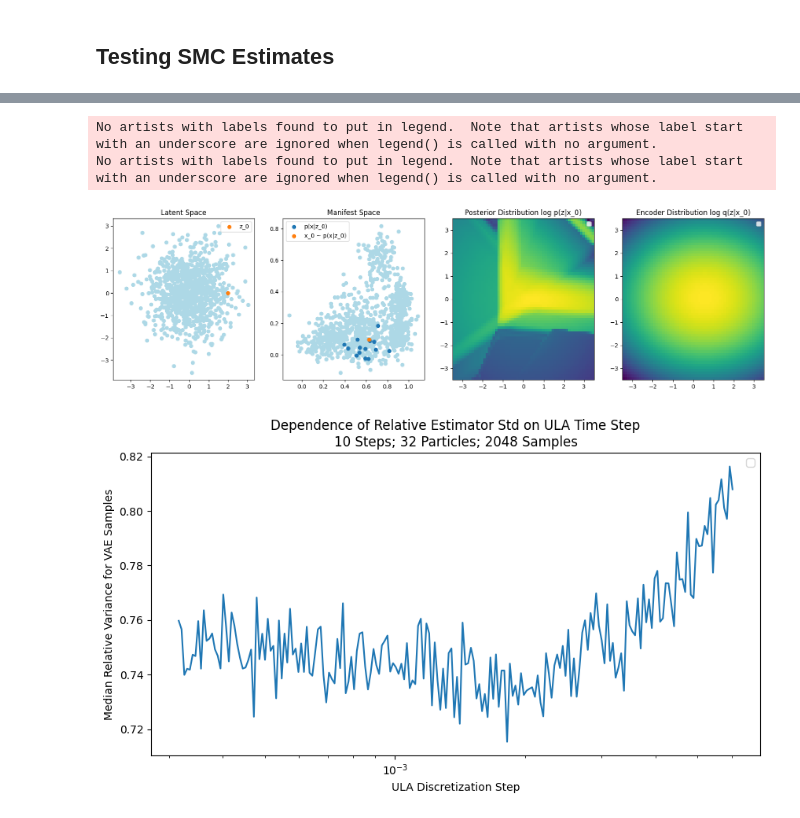
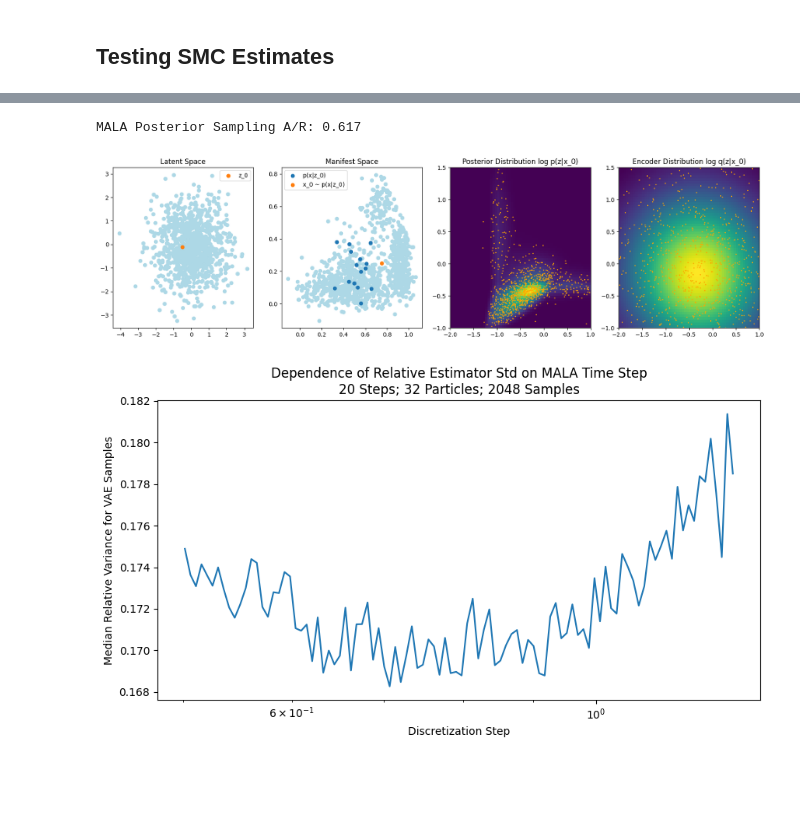
Before and after one commit to xapq/approximate-metropolis-hastings, a Jupyter notebook: notebooks/LikelihoodEstimatorsComparison.ipynb, the cells around one changed output, grey strips where cells are left out. Saved outputs shown, nothing was run; the diff lists cells and outputs as text; code cells hidden in the pictures; blank space fills up the shorter version.

```diff
--- a/notebooks/LikelihoodEstimatorsComparison.ipynb
+++ b/notebooks/LikelihoodEstimatorsComparison.ipynb
@@ -201,53 +214,87 @@ Resampling tensor([False, False, False,  ..., False, False, False])
 # %%
-def one_point_analysis():
+def one_point_analysis(show_samples=True):
     n_samples = 1000
+    n_samples2 = 1000
     n_dec = 15
-    latent_xlim = (-3.5, 3.5)
-    latent_ylim = latent_xlim
+    latent_xlim = (-2, 1)
+    latent_ylim = (-1, 1.5)
     dpi = 60
+    # SIS parameters
+    n_particles = 32
+    n_steps = 20
+    time_step = 0.08
+
+    iw_estimate = lambda x: vae.iw_log_marginal_estimate(x, L=n_particles*n_steps, batch_L=64)
+    ais_estimate = lambda x: vae.ais_log_marginal_estimate(
+        x, n_steps=n_steps, n_particles=n_particles, time_step=time_step, resample=False, precondition=True,
+        return_acc_rate=False, kernel_type='mala'
+    )
 
     # arbitrary point in latent space
-    z_0 = torch.tensor([2., 0.], device=device)
+    z_0 = torch.tensor([-0.5, -0.1], device=device)
     # sample from the decoder distribution
     decoder_distribution = vae.decoder_distribution(z_0.unsqueeze(0))
     xs = decoder_distribution.sample((n_dec,)).squeeze()
     x_0 = xs[:1]
+    x_0 = torch.tensor([0.75, 0.25], device=device)
+
+
 
     fig, axs = plt.subplots(ncols=4, figsize=(20, 5))
     ax = axs[0]
     ax.set_title('Latent Space')
     ax.scatter(*pl(vae.prior.sample((n_samples,))), color='lightblue')
     ax.scatter(*pl(z_0), color='tab:orange', label='z_0')
 
     ax = axs[1]
     ax.set_title('Manifest Space')
     ax.scatter(*pl(vae.sample((n_samples,))), color='lightblue')
     ax.scatter(*pl(xs), label='p(x|z_0)')
     ax.scatter(*pl(x_0), label='x_0 ~ p(x|z_0)')
     # ax.scatter(*pl(vae.reconstruct(x_0.unsqueeze(0))), label='Reconstruction of x_0')
 
+    ax = axs[3]
+    ax.set_title('Encoder Distribution log q(z|x_0)')
+    img3 = plot_2d_torch_function(ax, vae.encoder_distribution(x_0).prob, latent_xlim, latent_ylim, dpi, device=device)
+    if show_samples:
+        encoder_samples = vae.encoder_distribution(x_0).sample((n_samples2,))
+        ax.scatter(*pl(encoder_samples), s=1, c='orange')
+        ax.set_xlim(latent_xlim)
+        ax.set_ylim(latent_ylim)
+
     ax = axs[2]
     ax.set_title('Posterior Distribution log p(z|x_0)')
-    img = plot_2d_torch_function(ax, vae.posterior(x_0).log_prob, latent_xlim, latent_ylim, dpi, device=device)
+    img2 = plot_2d_torch_function(ax, vae.posterior(x_0).prob, latent_xlim, latent_ylim, dpi, device=device)
+    if show_samples:
+        n_langevin_steps = 1000
+        kernel = LangevinKernel(vae.posterior(x_0), 0.025, True)
+        posterior_samples = encoder_samples
+        acc_rates = []
+        for i in range(n_langevin_steps):
+            posterior_samples, acc_rate = kernel.step(posterior_samples)
+            acc_rates.append(acc_rate.mean().item())
+        print(f'MALA Posterior Sampling A/R: {statistics.mean(acc_rates):0.3f}')
+        ax.scatter(*pl(posterior_samples), s=1, c='orange')
+        ax.set_xlim(latent_xlim)
+        ax.set_ylim(latent_ylim)
 
-    ax = axs[3]
-    ax.set_title('Encoder Distribution log q(z|x_0)')
-    img = plot_2d_torch_function(ax, vae.decoder_distribution(x_0).log_prob, latent_xlim, latent_ylim, dpi, device=device)
+    # unify_clim(img2, img3)
 
-    for ax in axs:
+    for ax in axs[:2]:
         ax.legend()
 
 one_point_analysis()
 # %% [output]
-No artists with labels found to put in legend.  Note that artists whose label start with an underscore are ignored when legend() is called with no argument.
-No artists with labels found to put in legend.  Note that artists whose label start with an underscore are ignored when legend() is called with no argument.
+MALA Posterior Sampling A/R: 0.617
-[figure, old version]
+[figure, new version]
 # %%
 def vae_likelihood_estimation_variance_by_time_step():
     n_steps = 10
+    n_kernel_steps = 2
     n_particles = 32
     n_samples = 2048
-    time_step_options = np.logspace(-3.5, -2.22, 200)  # ULA time step options
+    time_step_options = np.logspace(-0.3, 0.1, 100)  # Langevin time step options
+    kernel_type = 'mala'
 
     vae_samples = vae.sample((n_samples,))
 
@@ -258,22 +305,24 @@ def vae_likelihood_estimation_variance_by_time_step():
     for time_step in tqdm(time_step_options):
         log_likelihoods, variances, acc_rates = vae.ais_log_marginal_estimate(
             vae_samples, n_steps=n_steps, n_particles=n_particles, time_step=time_step,
-            kernel_type='mala', resample=False, return_acc_rate=True
+            kernel_type='mala', resample=False, return_acc_rate=True, precondition=True,
+            n_kernel_steps=n_kernel_steps,
+            annealing_scheme='linear'
         )
         test_logs['rel_variance'].append((variances.sqrt() / log_likelihoods.exp()).median().item())
 
     # rel_variances = torch.stack(test_logs['rel_variance'], dim=1)
 
     fig, ax = plt.subplots(figsize=(10, 5))
-    ax.set_title(f'Dependence of Relative Estimator Std on ULA Time Step\n{n_steps} Steps; {n_particles} Particles; {n_samples} Samples')
-    ax.set_xlabel('ULA Discretization Step')
+    ax.set_title(f'Dependence of Relative Estimator Std on {kernel_type.upper()} Time Step\n{n_kernel_steps*n_steps} Steps; {n_particles} Particles; {n_samples} Samples')
+    ax.set_xlabel('Discretization Step')
     ax.set_xscale('log')
     ax.set_ylabel('Median Relative Variance for VAE Samples')
     # ax.set_yscale('log')
     # ax.axhline(iw_rel_variance, label='IW Estimator Median Rel. Variance', color='black', linestyle='--')
     ax.plot(time_step_options, test_logs['rel_variance'], color='tab:blue', alpha=1)
-    ax.legend()
+    # ax.legend()
 
 vae_likelihood_estimation_variance_by_time_step()
 # %% [output]
-[figure, old version]
+[figure, new version]
```
Also changed, not shown: parts of 9 cells of this notebook, 6 other files.
